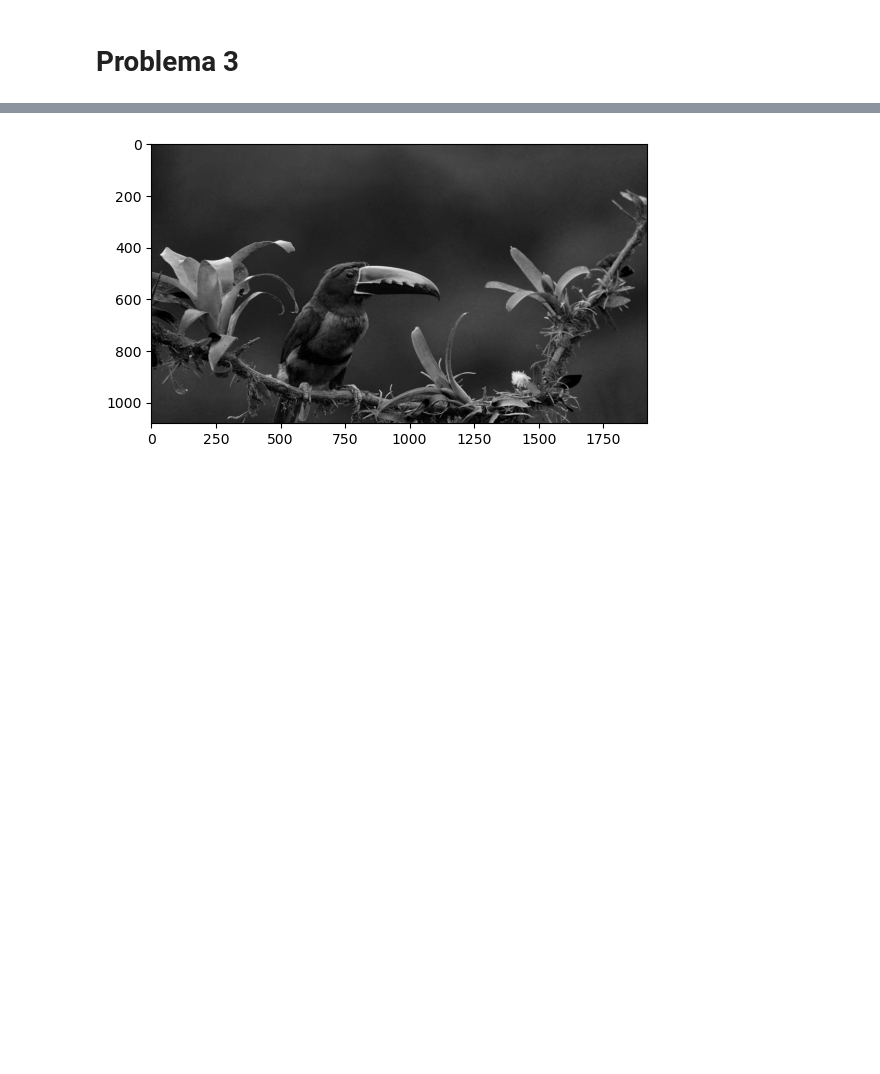
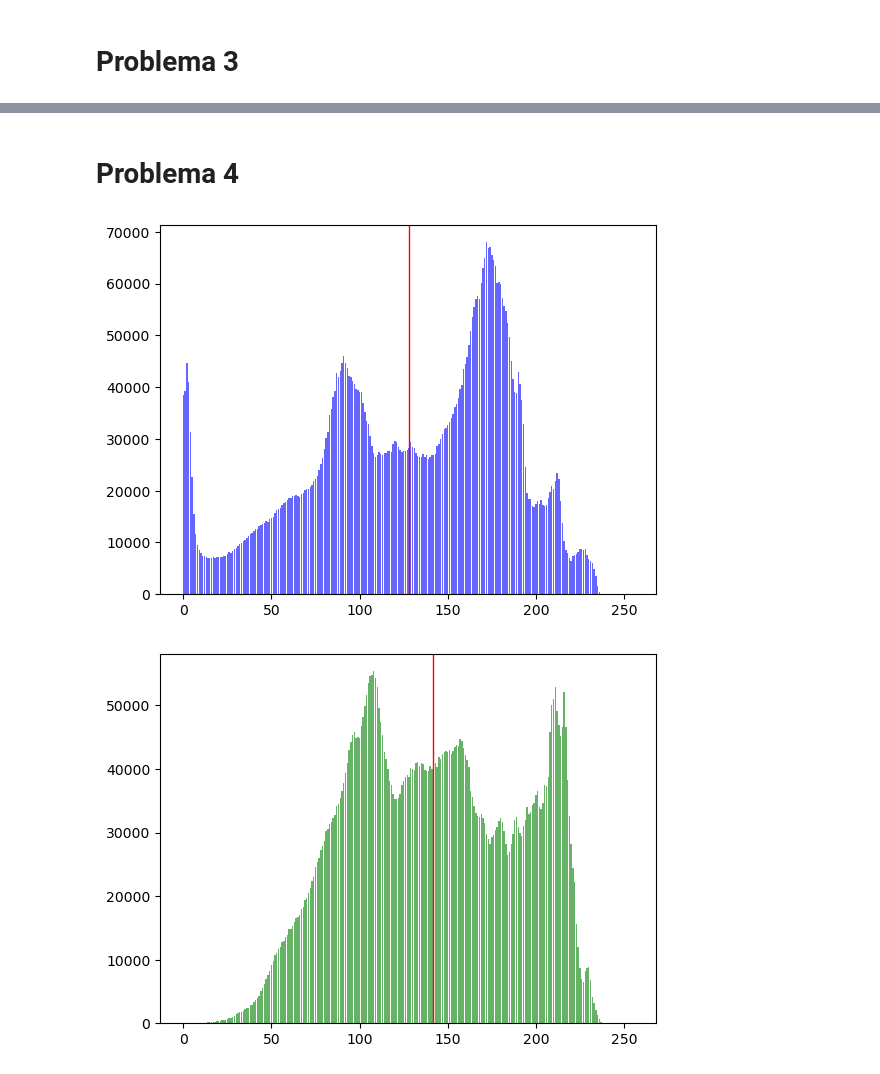
Before and after one commit to egoo16/tm_ir_lab1, a Jupyter notebook: lab1.ipynb, the cells around one changed output, grey strips where cells are left out. Cells and saved outputs as stored; diff of their text form; code cells hidden in the pictures; blank space fills up the shorter version.

Commit message:
Complete problem 4

```diff
--- a/lab1.ipynb
+++ b/lab1.ipynb
@@ -172,10 +178,8 @@ imgToGray3D("img2")
-# %%
-img1
-blue_channel = img1[:, :, 0]
-green_channel = img1[:, :, 1]
-red_channel = img1[:, :, 2]
-
-plt.imshow(red_channel,cmap='gray')
-plt.show()
-# %% [output]
-[figure, removed]
+# %% [markdown]
+# Problema 4
+# %%
+def calcular_histograma(canal):
+    histograma = np.zeros(256, dtype=int)
+    for pixel in canal.flat:
+        histograma[pixel] += 1
+    return histograma
@@ -181,0 +253,5 @@ plt.show()
+# %%
+imgToHistogramas("img3")
+# %% [output]
+[figure, added]
+[figure, added]
```
Also changed, not shown: parts of 4 cells of this notebook, 1 other file.
